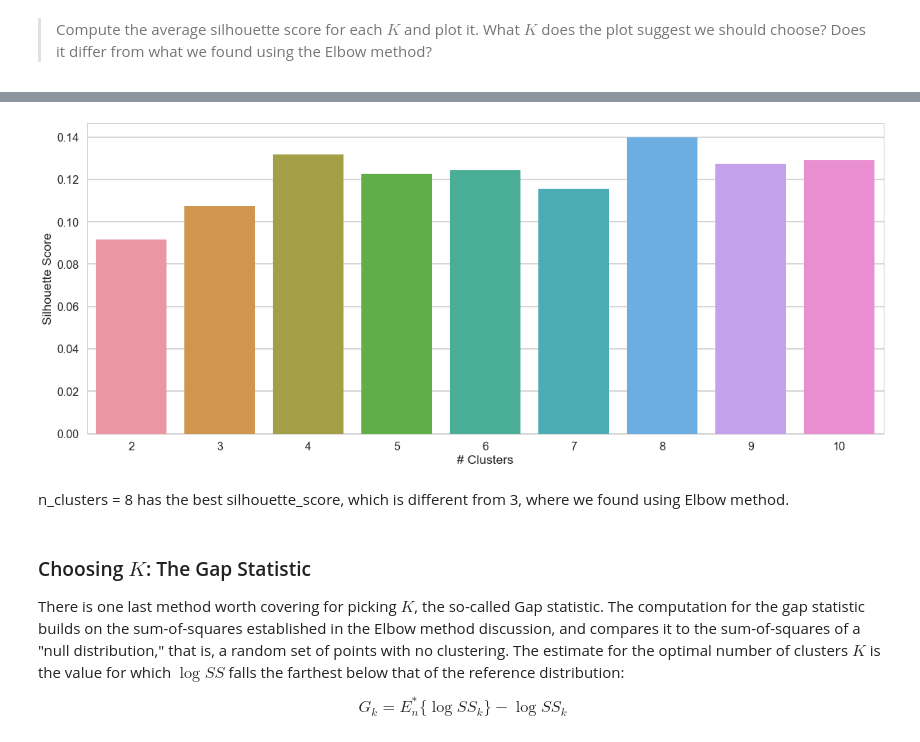
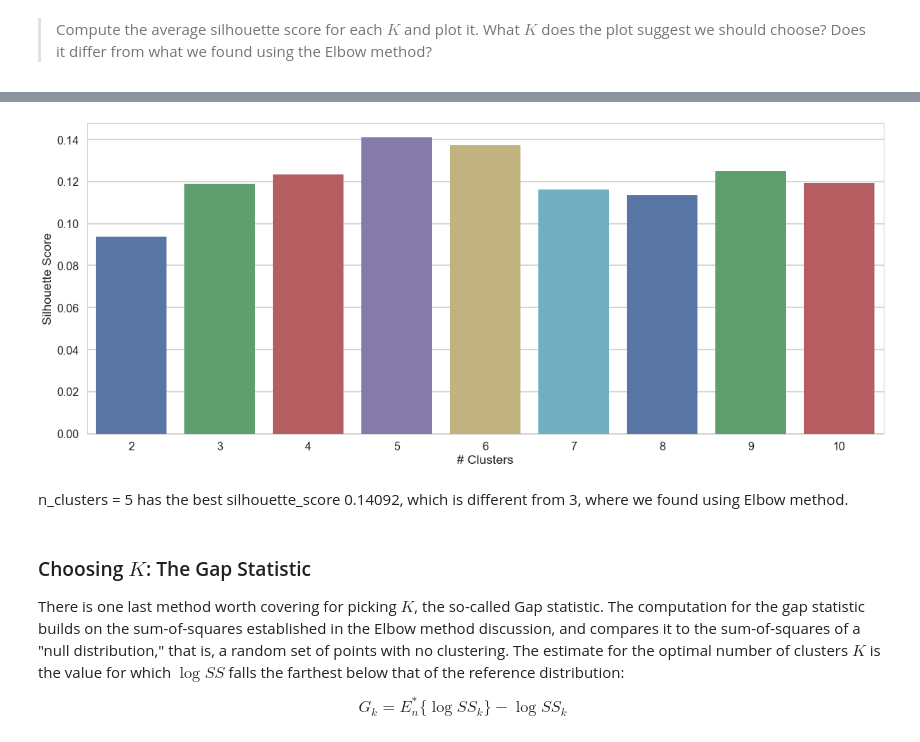
Before and after one commit to nicolechao/springboard-data-science, a Jupyter notebook: Mini Projects and Exercises/Clustering Customer Segmentation/Mini_Project_Clustering.ipynb, the cells around one changed output, grey strips where cells are left out. Saved outputs shown, nothing was run; the diff lists cells and outputs as text; code cells hidden in the pictures.

Commit message:
Improve tuning for Affinity Propagation, improve some plots & add summary.

```diff
--- a/Mini Projects and Exercises/Clustering Customer Segmentation/Mini_Project_Clustering.ipynb
+++ b/Mini Projects and Exercises/Clustering Customer Segmentation/Mini_Project_Clustering.ipynb
@@ -13,6 +13,9 @@ import seaborn as sns
 sns.set()
 sns.set_style("whitegrid")
 sns.set_context("poster")
+#palette = sns.diverging_palette(220, 20, sep = 20, n = 10)
+#sns.palplot(sns.diverging_palette(220, 20, n = 10))
+sns.set_palette(sns.color_palette(), 10)
 # %% [markdown]
 ## Data
 
@@ -205,7 +208,7 @@ from sklearn.metrics import silhouette_samples, silhouette_score
 from sklearn.decomposition import PCA
 import matplotlib.cm as cm
 
-silhouette_avgs = []
+km_silhouette_avgs = []
 
 for k in ks:
     fig, (ax1, ax2) = plt.subplots(1, 2)
@@ -215,10 +218,10 @@ for k in ks:
     ax1.set_xlim([-0.1, 1])
     ax1.set_ylim([0, len(x_cols) + (k + 1) * 10])
 
-    kmean = KMeans(n_clusters = k, random_state = 13)
+    kmean = KMeans(n_clusters = k, random_state = 10)
     labels = kmean.fit_predict(x_cols)
     silhouette_avg = silhouette_score(x_cols, labels)
-    silhouette_avgs.append(silhouette_avg)
+    km_silhouette_avgs.append(silhouette_avg)
     print("For n_clusters =", k,
           "The average silhouette_score is :", silhouette_avg)
 
@@ -292,3 +295,6 @@ For n_clusters = 7 The average silhouette_score is : 0.11559599094
 ... (6 outputs left out)
 # %% [markdown]
 > Compute the average silhouette score for each $K$ and plot it. What $K$ does the plot suggest we should choose? Does it differ from what we found using the Elbow method?
+# %%
+km_score_df = pd.DataFrame({'km_score' : km_silhouette_avgs, 'n_cluster' : ks})
+km_score_df
@@ -295,13 +312,13 @@ For n_clusters = 7 The average silhouette_score is : 0.11559599094
 # %%
 fig, ax = plt.subplots(figsize = (20,8))
-sns.barplot(x = ks, y = silhouette_avgs, ax = ax)
+sns.barplot(x = 'n_cluster', y = 'km_score', data = km_score_df, ax = ax)
 plt.xlabel('# Clusters')
 plt.ylabel('Silhouette Score')
 plt.show()
 # %% [output]
-[figure, old version]
+[figure, new version]
 # %% [markdown]
-n_clusters = 8 has the best silhouette_score, which is different from 3, where we found using Elbow method.
+n_clusters = 5 has the best silhouette_score 0.14092, which is different from 3, where we found using Elbow method.
 # %% [markdown]
 ### Choosing $K$: The Gap Statistic
 
```
Also changed, not shown: parts of 25 cells of this notebook.
